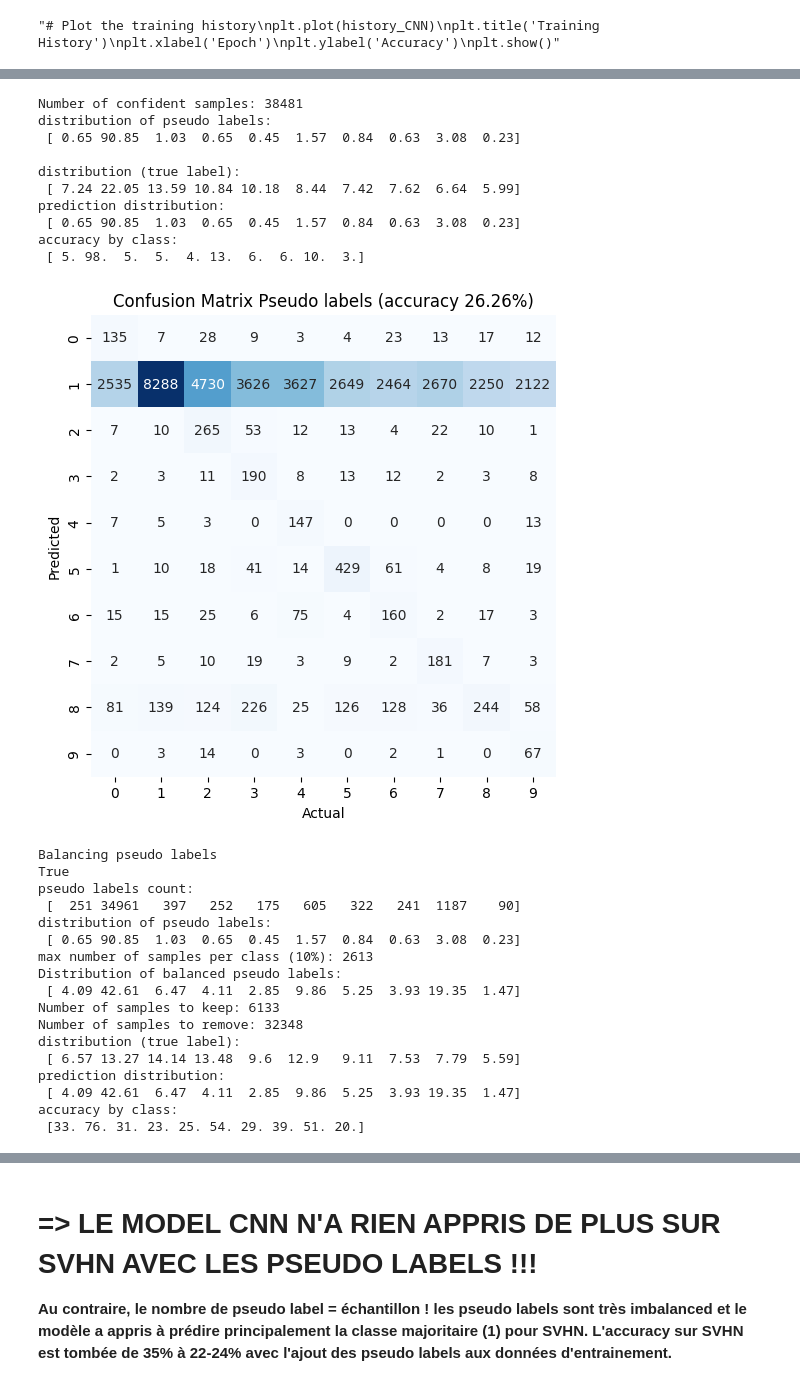
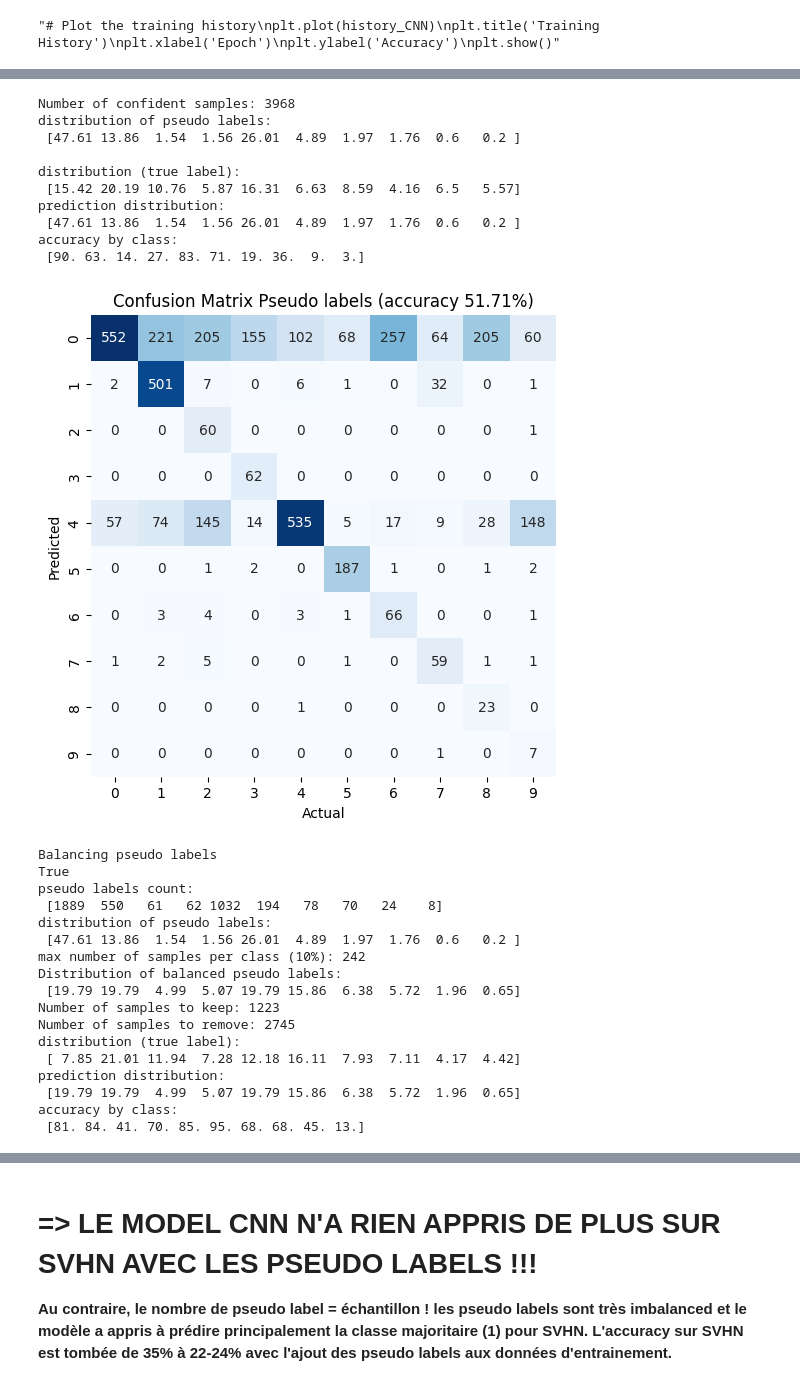
Before and after one commit to anaele-paris/domain_adaptation_MNIST_SVHN, a Jupyter notebook: CNN_ANN_pytorch_06-04-2024.ipynb, the cells around one changed output, grey strips where cells are left out. Cells and saved outputs as stored; diff of their text form; code cells hidden in the pictures.

Commit message:
normalised mnist and svhn - lowered results to 27% - pseudo labels still not  working

```diff
--- a/CNN_ANN_pytorch_06-04-2024.ipynb
+++ b/CNN_ANN_pytorch_06-04-2024.ipynb
@@ -100,15 +47,17 @@ transform_mnist = transforms.Compose([
     transforms.Resize((32, 32)),  # Resize to 32x32
     transforms.Grayscale(num_output_channels=3),  # Convert to RGB by replicating channels
     transforms.ToTensor(),  # Convert to tensor
-    transforms.Normalize([mnist_mean.item()] * 3, [mnist_std.item()] * 3)  # Normalize each channel (assuming mean 0.5, std 0.5 for simplicity)
+    transforms.Normalize([0.1288] * 3, [0.3061] * 3)  # mnist values vs for normalizing each channel (assuming mean 0.5, std 0.5 for simplicity)
 ])
 
 transform_svhn = transforms.Compose([
     transforms.Resize((32, 32)),  # Resize to 32x32
     transforms.Grayscale(num_output_channels=3),  # Convert to RGB by replicating channels
     transforms.ToTensor(),  # Convert to tensor
-    transforms.Normalize(svhn_mean, svhn_std)  # Normalize each channel (assuming mean 0.5, std 0.5 for simplicity)
+    transforms.Normalize([0.4514] * 3, [0.1987])  # svhn values over all 3 channels Normalizing each channel (assuming mean 0.5, std 0.5 for simplicity)
 ])
+
+# Standardised MNIST and SVHN will have the same mean and std for each channel (but not same covariance matrices cf CORAL)
 
 # Download and load the dataset with the defined transform
 train_dataset_source = datasets.MNIST(root='./mnist_data/', train=True, transform=transform_mnist, download=True)
@@ -751,55 +724,55 @@ predictions: [0 1 2 3 4 5 6 7 8 9]
 #---------------------------------------------
 # GET PSEUDO LABELS AND BALANCED PSEUDO LABELS
 #---------------------------------------------
 
 # get predictions for SVHN_train
 Yt_train, Yt_pred_train, Yt_proba_train = get_proba_pred(model_CNN, target_loader_train_CNN)
 
 # get pseudo-label indices
 #--------------------------------
-pseudo_labels, confident_indices = generate_pseudo_labels(Yt_pred_train, Yt_proba_train, threshold=0.55) #with 0.55, 2nd label proba at least at 0.45 (=10% margin)
+pseudo_labels, confident_indices = generate_pseudo_labels(Yt_pred_train, Yt_proba_train, threshold=0.8) #with 0.55, 2nd label proba at least at 0.45 (=10% margin)
 
 print('Number of confident samples:', len(confident_indices))
 print('distribution of pseudo labels:\n',np.round(np.bincount(pseudo_labels)/len(confident_indices)*100,2),'\n')
 
 # show confusion matrix between pseudo labels and true labels
 Y_confident = np.array(Yt_train)[confident_indices] # get true labels for confident data
-cf_pseudo = get_confusion_matrix(pseudo_labels, Y_confident, title='Pseudo labels')
+cf_pseudo = get_confusion_matrix(pseudo_labels, Y_confident, title='only Pseudo labels')
 
 # get BALANCED pseudo-labels
 #----------------------------
 print('\nBalancing pseudo labels')
 pseudo_labels_balanced, confident_indices_balanced, confident_indices_to_remove = balance_pseudo_labels(pseudo_labels, confident_indices)
 
 # show confusion matrix between balanced pseudo labels and true labels
 Y_confident_balanced = np.array(Yt_train)[confident_indices_balanced] # get true labels for confident data
 cf_pseudo_balanced = get_confusion_matrix(pseudo_labels_balanced, Y_confident_balanced, title='Balanced Pseudo labels')
 # %% [output]
-Number of confident samples: 38481
+Number of confident samples: 3968
 distribution of pseudo labels:
- [ 0.65 90.85  1.03  0.65  0.45  1.57  0.84  0.63  3.08  0.23]
+ [47.61 13.86  1.54  1.56 26.01  4.89  1.97  1.76  0.6   0.2 ]
 
 distribution (true label):
- [ 7.24 22.05 13.59 10.84 10.18  8.44  7.42  7.62  6.64  5.99]
+ [15.42 20.19 10.76  5.87 16.31  6.63  8.59  4.16  6.5   5.57]
 prediction distribution:
- [ 0.65 90.85  1.03  0.65  0.45  1.57  0.84  0.63  3.08  0.23]
+ [47.61 13.86  1.54  1.56 26.01  4.89  1.97  1.76  0.6   0.2 ]
 accuracy by class:
- [ 5. 98.  5.  5.  4. 13.  6.  6. 10.  3.]
+ [90. 63. 14. 27. 83. 71. 19. 36.  9.  3.]
-[figure, old version]
+[figure, new version]
 Balancing pseudo labels
 True
 pseudo labels count:
- [  251 34961   397   252   175   605   322   241  1187    90]
+ [1889  550   61   62 1032  194   78   70   24    8]
 distribution of pseudo labels:
- [ 0.65 90.85  1.03  0.65  0.45  1.57  0.84  0.63  3.08  0.23]
-max number of samples per class (10%): 2613
+ [47.61 13.86  1.54  1.56 26.01  4.89  1.97  1.76  0.6   0.2 ]
+max number of samples per class (10%): 242
 Distribution of balanced pseudo labels:
- [ 4.09 42.61  6.47  4.11  2.85  9.86  5.25  3.93 19.35  1.47]
-Number of samples to keep: 6133
-Number of samples to remove: 32348
+ [19.79 19.79  4.99  5.07 19.79 15.86  6.38  5.72  1.96  0.65]
+Number of samples to keep: 1223
+Number of samples to remove: 2745
 distribution (true label):
- [ 6.57 13.27 14.14 13.48  9.6  12.9   9.11  7.53  7.79  5.59]
+ [ 7.85 21.01 11.94  7.28 12.18 16.11  7.93  7.11  4.17  4.42]
 prediction distribution:
- [ 4.09 42.61  6.47  4.11  2.85  9.86  5.25  3.93 19.35  1.47]
+ [19.79 19.79  4.99  5.07 19.79 15.86  6.38  5.72  1.96  0.65]
 accuracy by class:
- [33. 76. 31. 23. 25. 54. 29. 39. 51. 20.]
+ [81. 84. 41. 70. 85. 95. 68. 68. 45. 13.]
```
Also changed, not shown: parts of 9 cells of this notebook.
